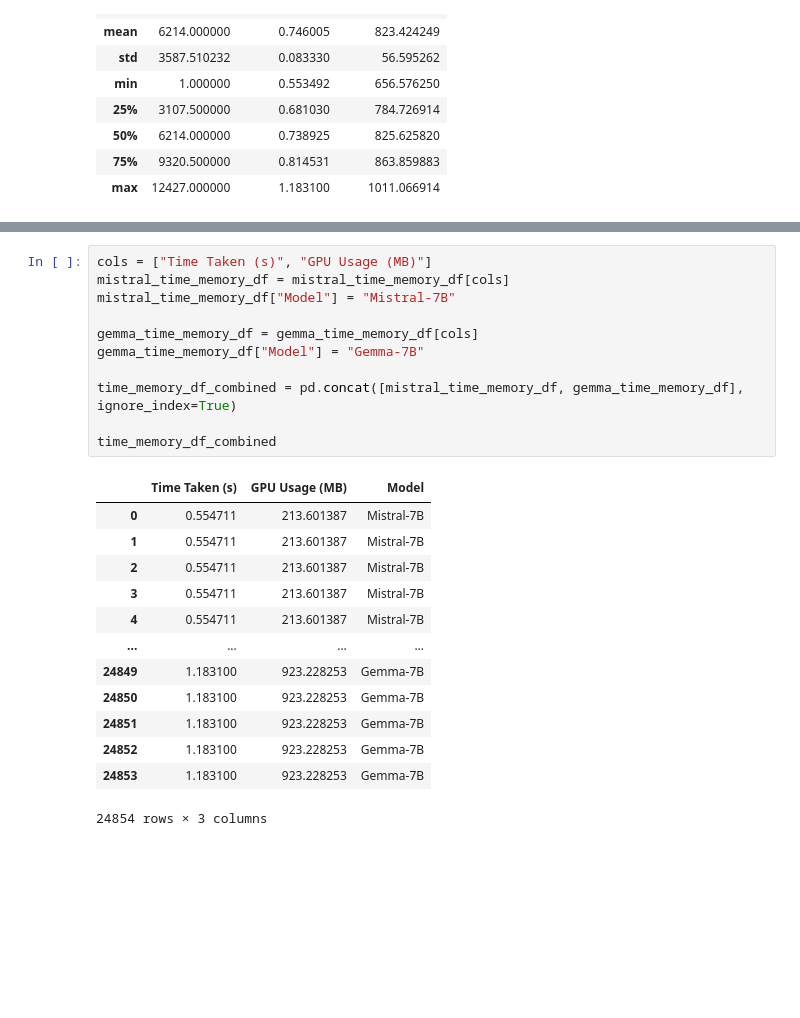
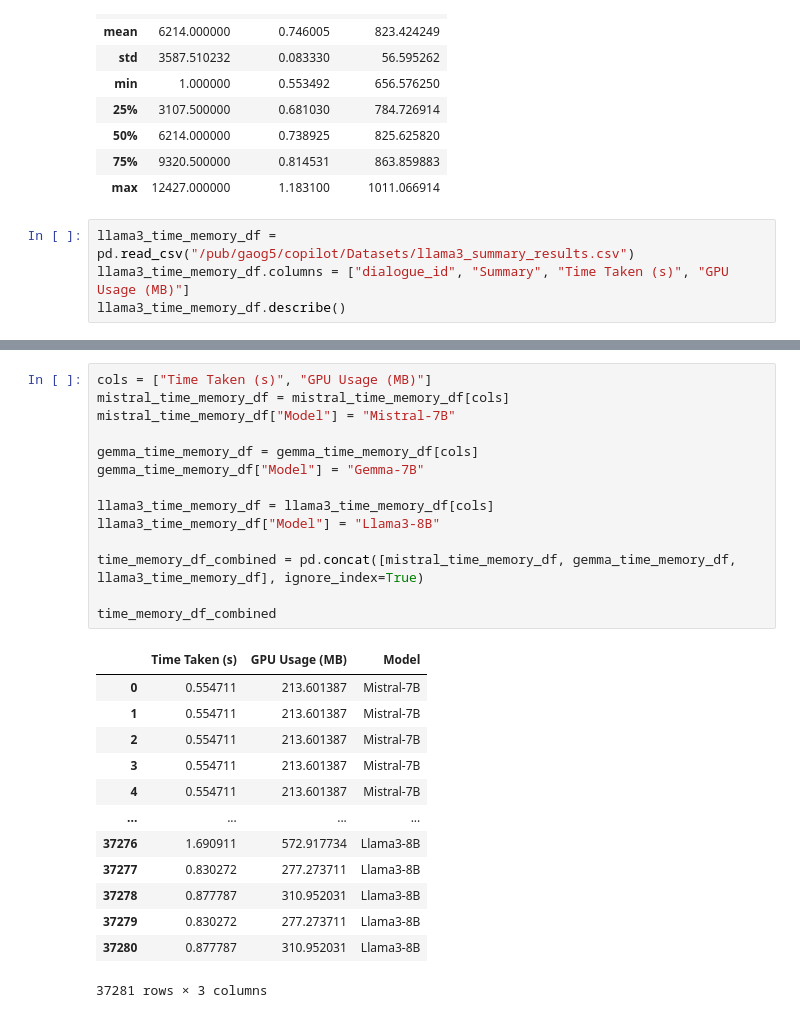
Before and after one commit to data-sci-capstone/copilot, a Jupyter notebook: Evaluation/visualizations.ipynb, the cells around one changed output, grey strips where cells are left out. Saved outputs shown, nothing was run; the diff lists cells and outputs as text; blank space fills up the shorter version.

```diff
--- a/Evaluation/visualizations.ipynb
+++ b/Evaluation/visualizations.ipynb
@@ -163,3 +239,7 @@ gemma_time_memory_df.describe()
 | 50% | 6214.000000 | 0.738925 | 825.625820 |
 | 75% | 9320.500000 | 0.814531 | 863.859883 |
 | max | 12427.000000 | 1.183100 | 1011.066914 |
+# %%
+llama3_time_memory_df = pd.read_csv("/pub/gaog5/copilot/Datasets/llama3_summary_results.csv")
+llama3_time_memory_df.columns = ["dialogue_id", "Summary", "Time Taken (s)", "GPU Usage (MB)"]
+llama3_time_memory_df.describe()
@@ -166,28 +256,31 @@ gemma_time_memory_df.describe()
 # %%
 cols = ["Time Taken (s)", "GPU Usage (MB)"]
 mistral_time_memory_df = mistral_time_memory_df[cols]
 mistral_time_memory_df["Model"] = "Mistral-7B"
 
 gemma_time_memory_df = gemma_time_memory_df[cols]
 gemma_time_memory_df["Model"] = "Gemma-7B"
 
-time_memory_df_combined = pd.concat([mistral_time_memory_df, gemma_time_memory_df], ignore_index=True)
+llama3_time_memory_df = llama3_time_memory_df[cols]
+llama3_time_memory_df["Model"] = "Llama3-8B"
+
+time_memory_df_combined = pd.concat([mistral_time_memory_df, gemma_time_memory_df, llama3_time_memory_df], ignore_index=True)
 
 time_memory_df_combined
 # %% [output]
 |  | Time Taken (s) | GPU Usage (MB) | Model |
 | 0 | 0.554711 | 213.601387 | Mistral-7B |
 | 1 | 0.554711 | 213.601387 | Mistral-7B |
 | 2 | 0.554711 | 213.601387 | Mistral-7B |
 | 3 | 0.554711 | 213.601387 | Mistral-7B |
 | 4 | 0.554711 | 213.601387 | Mistral-7B |
 | ... | ... | ... | ... |
-| 24849 | 1.183100 | 923.228253 | Gemma-7B |
-| 24850 | 1.183100 | 923.228253 | Gemma-7B |
-| 24851 | 1.183100 | 923.228253 | Gemma-7B |
-| 24852 | 1.183100 | 923.228253 | Gemma-7B |
-| 24853 | 1.183100 | 923.228253 | Gemma-7B |
+| 37276 | 1.690911 | 572.917734 | Llama3-8B |
+| 37277 | 0.830272 | 277.273711 | Llama3-8B |
+| 37278 | 0.877787 | 310.952031 | Llama3-8B |
+| 37279 | 0.830272 | 277.273711 | Llama3-8B |
+| 37280 | 0.877787 | 310.952031 | Llama3-8B |
-24854 rows × 3 columns
+37281 rows × 3 columns
 # %%
 plt.figure(figsize=(5, 4))
 sns.kdeplot(data=time_memory_df_combined, x='Time Taken (s)', hue='Model', fill=True, common_norm=False)
```
Also changed, not shown: parts of 13 cells of this notebook.
